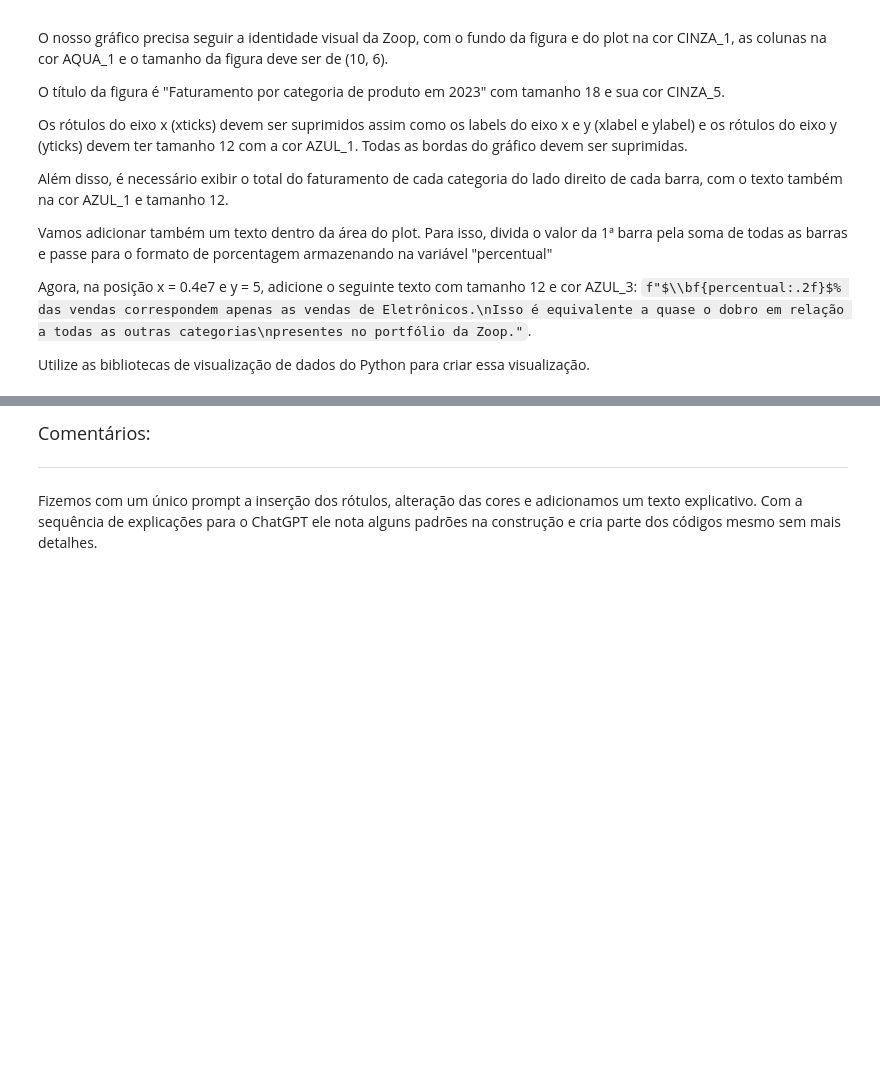
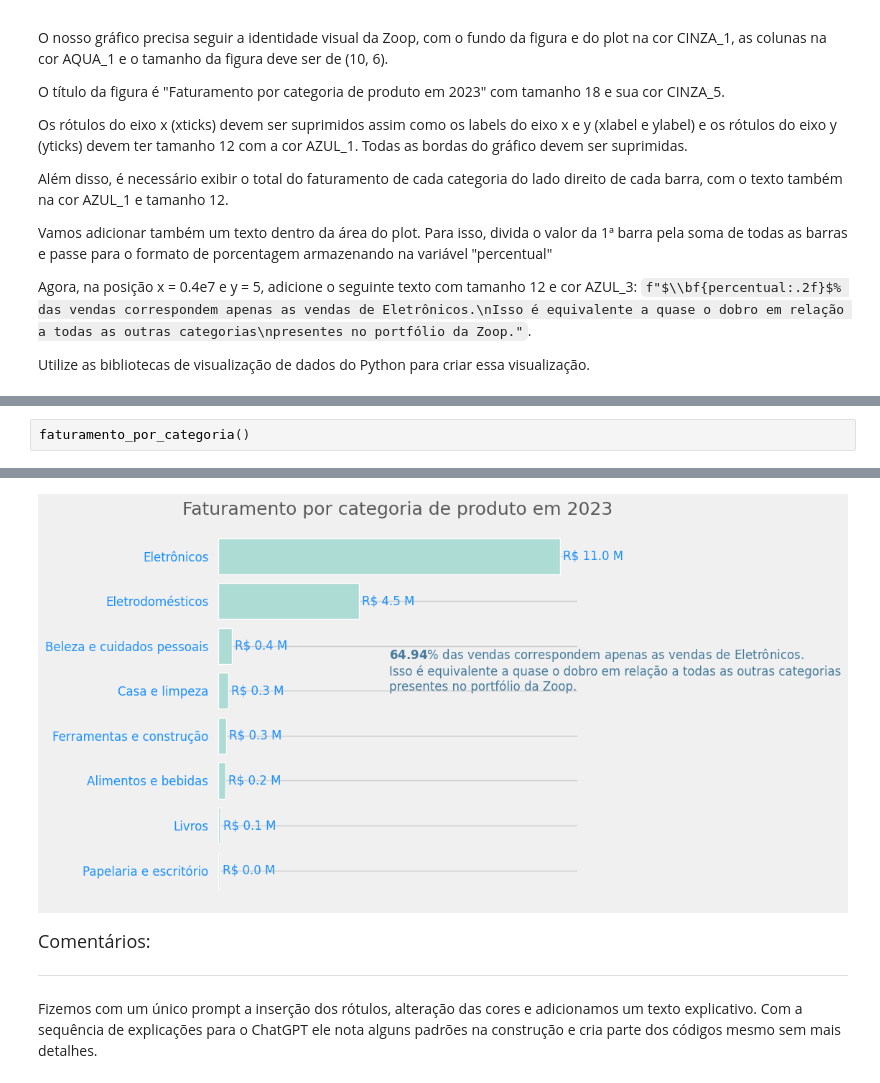
Before and after one commit to SergioCarmo-ro/Desafio_IA, a Jupyter notebook: Projeto_Inicial_IA_aplicada_a_Data_Science.ipynb, the cells around one changed output, grey strips where cells are left out. Saved outputs shown, nothing was run; the diff lists cells and outputs as text; blank space fills up the shorter version.

```diff
--- a/Projeto_Inicial_IA_aplicada_a_Data_Science.ipynb
+++ b/Projeto_Inicial_IA_aplicada_a_Data_Science.ipynb
@@ -1604,0 +1665,3 @@ Utilize as bibliotecas de visualização de dados do Python para criar essa visu
+# %%
+faturamento_por_categoria()
+# %% [output]
@@ -1605,3 +1669,4 @@ Utilize as bibliotecas de visualização de dados do Python para criar essa visu
+[figure, added]
 # %% [markdown]
 <font color="7b71ff" size=4> Comentários: </font>
 
```
Also changed, not shown: parts of 9 cells of this notebook.
